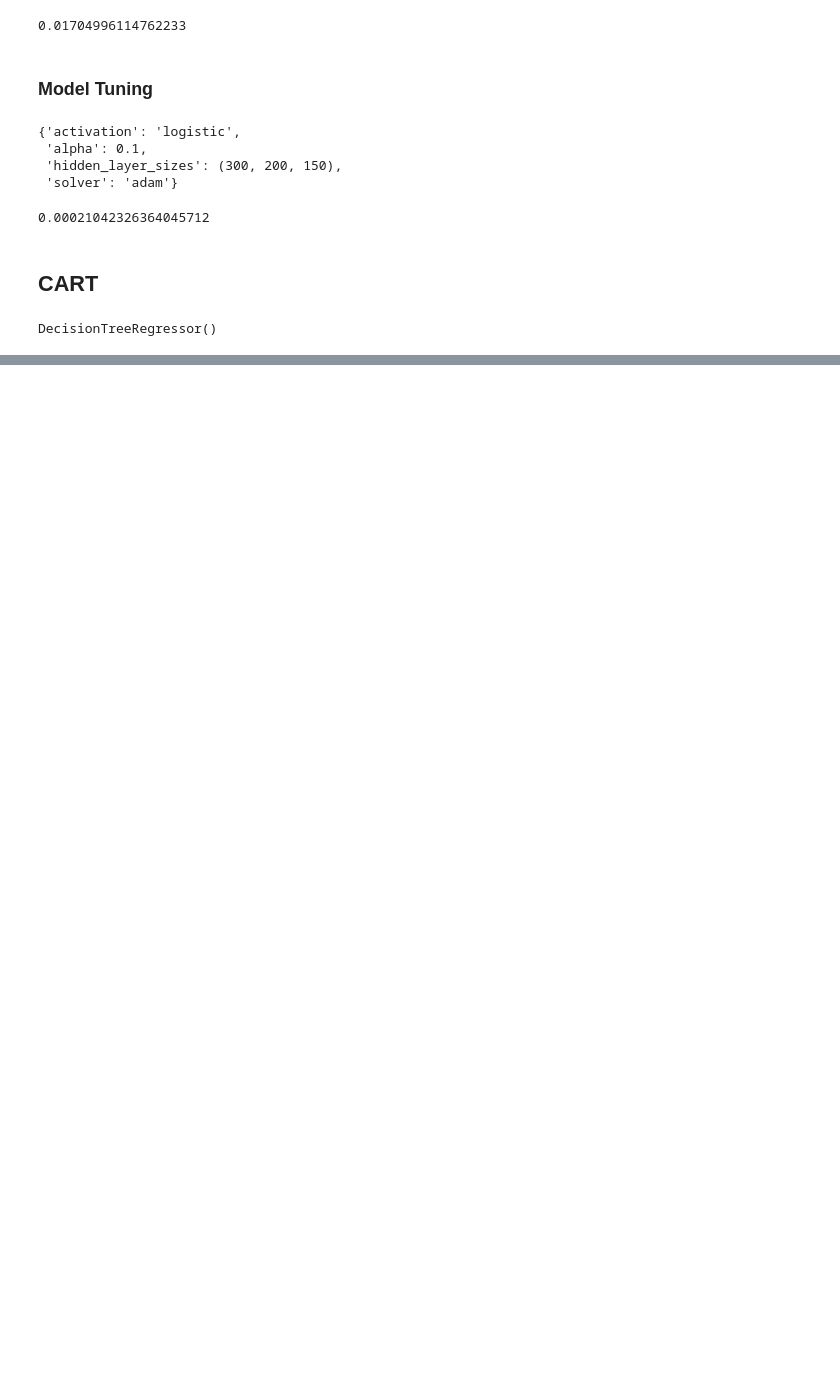
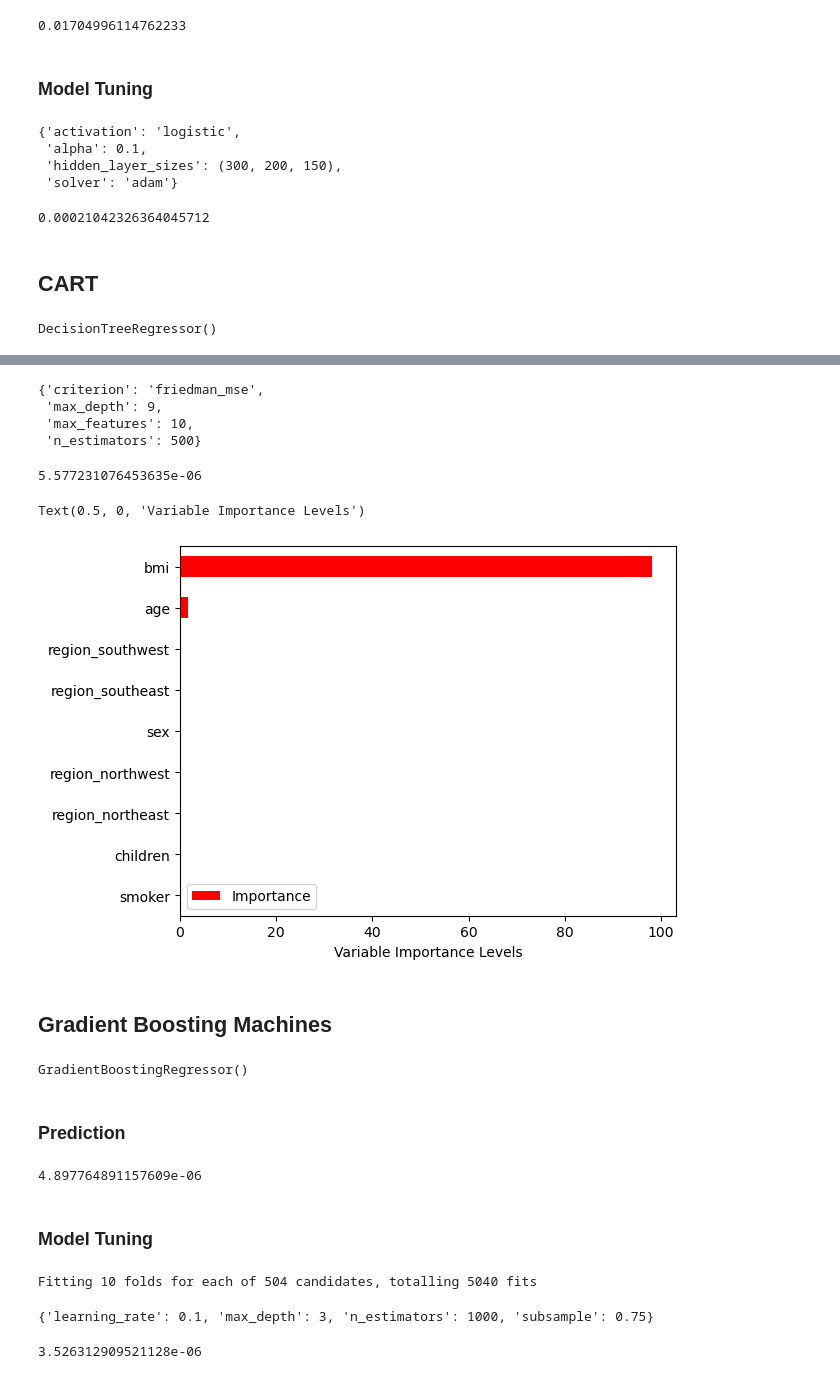
Before and after one commit to BilalAcikgoz/Medical_Cost_Prediction_ML, a Jupyter notebook: Medical_Cost_Prediction_ML.ipynb, the cells around one changed output, grey strips where cells are left out. Cells and saved outputs as stored; diff of their text form; code cells hidden in the pictures; blank space fills up the shorter version.

Commit message:
I have finished regression models
I am going to continue to edit

```diff
--- a/Medical_Cost_Prediction_ML.ipynb
+++ b/Medical_Cost_Prediction_ML.ipynb
@@ -273,6 +277,7 @@ Preprocessing was completed
 # %% [markdown]
 # Modelling
 # %%
+cleaned_df = pd.read_csv("cleaned_df.csv")
 cleaned_df.head()
 # %% [output]
 |  | sex | smoker | region_northeast | region_northwest | region_southeast | region_southwest | children | ... |
@@ -557,0 +619,59 @@ DecisionTreeRegressor()
+# %%
+rf_cv_model.best_params_
+# %% [output]
+{'criterion': 'friedman_mse',
+ 'max_depth': 9,
+ 'max_features': 10,
+ 'n_estimators': 500}
+# %%
+rf_tuned = RandomForestRegressor(max_depth  = 9,
+                                 max_features = 10,
+                                 n_estimators = 500)
+rf_tuned_model = rf_tuned.fit(x_train, y_train)
+# %%
+y_pred = rf_tuned_model.predict(x_test)
+np.sqrt(mean_squared_error(y_test, y_pred))
+# %% [output]
+5.577231076453635e-06
+# %%
+Importance = pd.DataFrame({"Importance": rf_tuned_model.feature_importances_*100},
+                           index = x_train.columns)
+# %%
+Importance.sort_values(by = "Importance",
+                       axis = 0,
+                       ascending = True).plot(kind ="barh", color = "r")
+
+plt.xlabel("Variable Importance Levels")
+# %% [output]
+Text(0.5, 0, 'Variable Importance Levels')
+[figure, added]
+# %% [markdown]
+## Gradient Boosting Machines
+# %%
+gbm = GradientBoostingRegressor()
+gbm_model = gbm.fit(x_train, y_train)
+gbm_model
+# %% [output]
+GradientBoostingRegressor()
+# %% [markdown]
+### Prediction
+# %%
+y_pred = gbm_model.predict(x_test)
+np.sqrt(mean_squared_error(y_test, y_pred))
+# %% [output]
+4.897764891157609e-06
+# %% [markdown]
+### Model Tuning
+# %%
+gbm_params = {'learning_rate': [0.001, 0.01, 0.1, 0.2, 1, 2, 4],
+              'max_depth': [3, 5, 8, 50, 100, 150],
+              'n_estimators': [200, 500, 1000, 2000],
+              'subsample': [1, 0.5, 0.75]}
+gbm_cv = GridSearchCV(gbm_model, gbm_params, cv = 10, n_jobs = -1, verbose = 2)
+gbm_cv_model = gbm_cv.fit(x_train, y_train)
+# %% [output]
+Fitting 10 folds for each of 504 candidates, totalling 5040 fits
+# %%
+gbm_cv_model.best_params_
+# %% [output]
+{'learning_rate': 0.1, 'max_depth': 3, 'n_estimators': 1000, 'subsample': 0.75}
@@ -557,0 +685,5 @@ DecisionTreeRegressor()
+# %%
+y_pred = gbm_tuned_model.predict(x_test)
+np.sqrt(mean_squared_error(y_test, y_pred))
+# %% [output]
+3.526312909521128e-06
```
Also changed, not shown: parts of 35 cells of this notebook.
